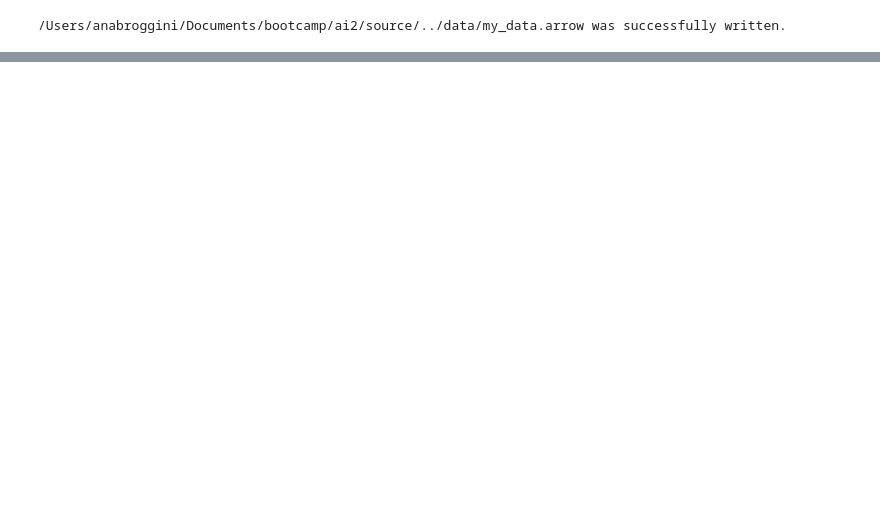
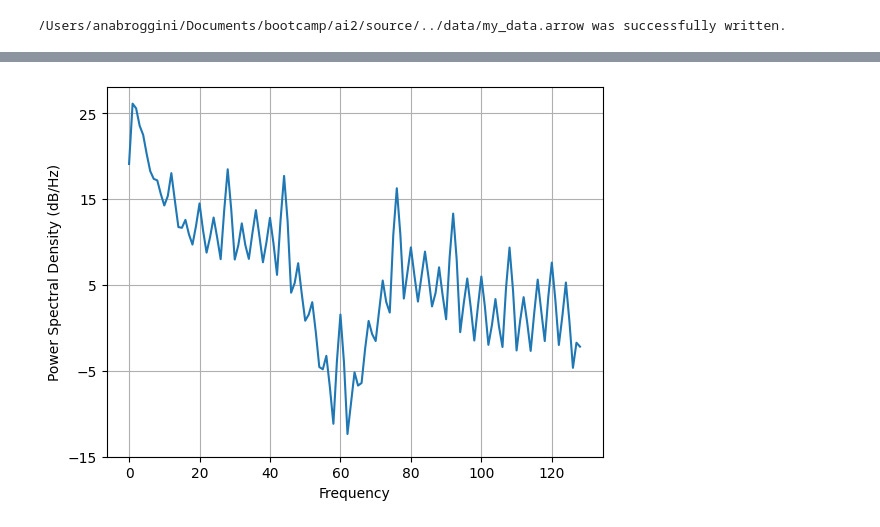
Before and after one commit to anacbroggini/AI-SeizureDetection, a Jupyter notebook: data_assembly.ipynb, the cells around one changed output, grey strips where cells are left out. Saved outputs shown, nothing was run; the diff lists cells and outputs as text; code cells hidden in the pictures; blank space fills up the shorter version.

```diff
--- a/data_assembly.ipynb
+++ b/data_assembly.ipynb
@@ -110,0 +109,4 @@ p_df_mem.head()
+# %%
+psd_dB, freq,line = plt.psd(p_df_mem5['C3-P3'], NFFT=256, detrend="mean",Fs=256, noverlap=128, scale_by_freq=True, return_line=True)
+# %% [output]
+[figure, added]
```
Also changed, not shown: parts of 35 cells of this notebook, 2 other files.
